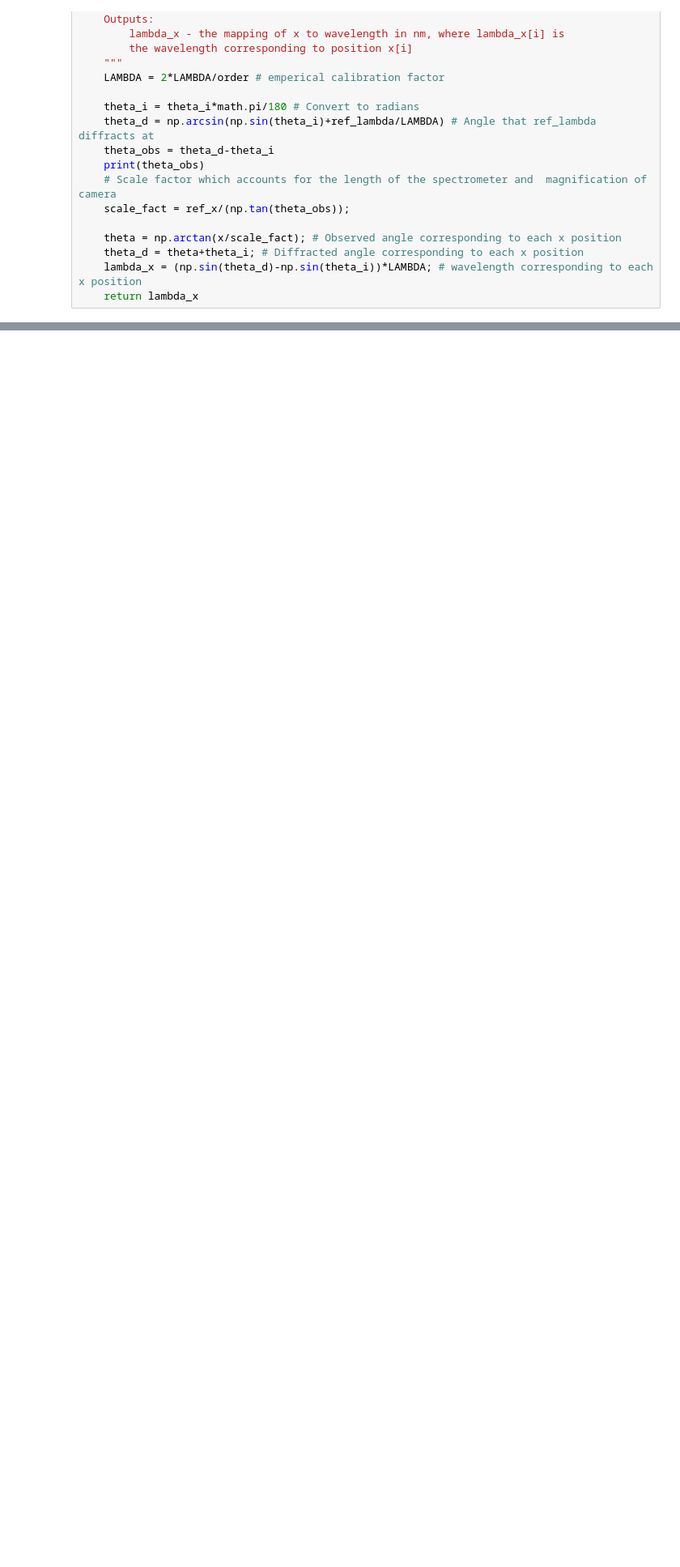
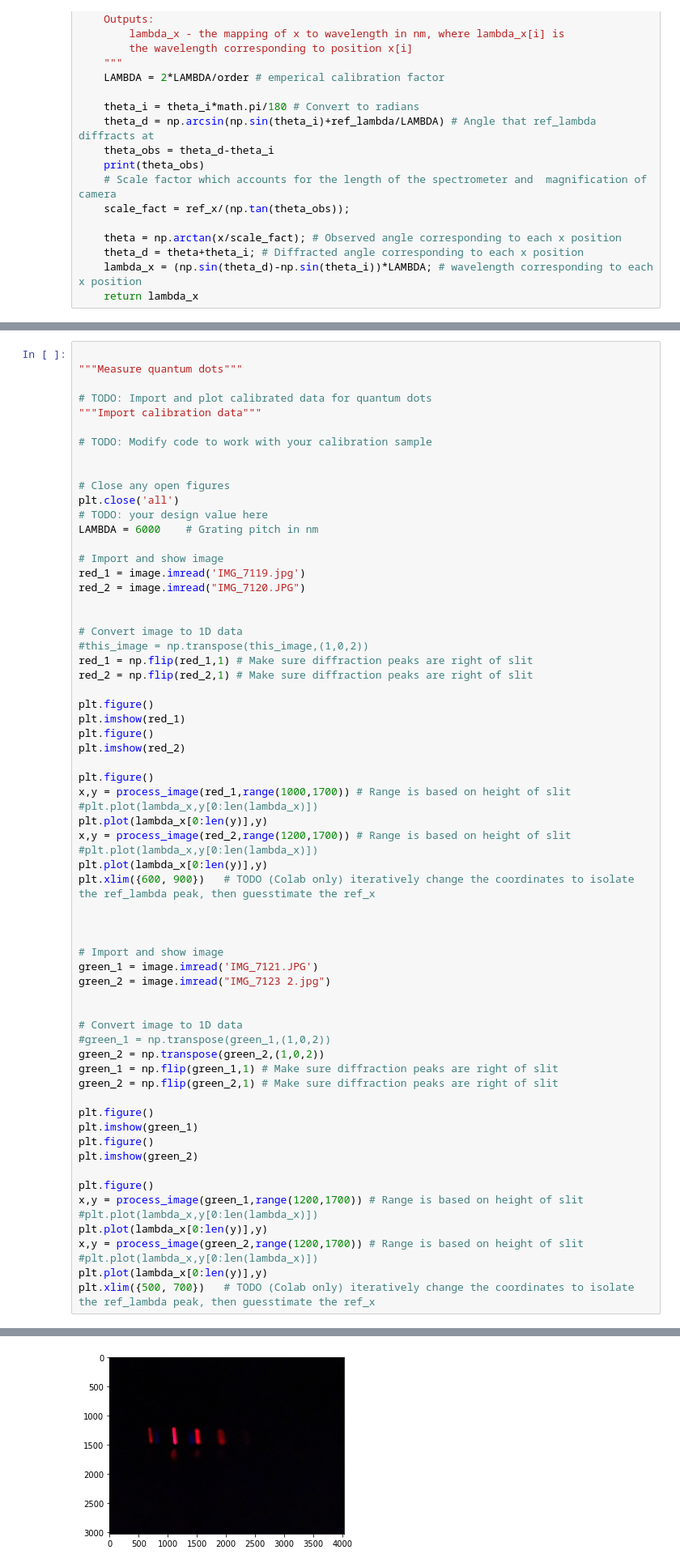
Before and after one commit to cflc/NanoDevices, a Jupyter notebook: 62540_F22_Lab4.ipynb, the cells around one changed output, grey strips where cells are left out. Shown: that part at 81% size. Cells and saved outputs as stored; diff of their text form; blank space fills up the shorter version.

```diff
--- a/62540_F22_Lab4.ipynb
+++ b/62540_F22_Lab4.ipynb
@@ -123,0 +122,66 @@ plt.ylabel('Intensity (arbitrary units)')
+# %%
+
+"""Measure quantum dots"""
+
+# TODO: Import and plot calibrated data for quantum dots
+"""Import calibration data"""
+
+# TODO: Modify code to work with your calibration sample
+
+
+# Close any open figures
+plt.close('all')
+# TODO: your design value here
+LAMBDA = 6000    # Grating pitch in nm
+
+# Import and show image
+red_1 = image.imread('IMG_7119.jpg')
+red_2 = image.imread("IMG_7120.JPG")
+
+
+# Convert image to 1D data
+#this_image = np.transpose(this_image,(1,0,2))
+red_1 = np.flip(red_1,1) # Make sure diffraction peaks are right of slit
+red_2 = np.flip(red_2,1) # Make sure diffraction peaks are right of slit
+
+plt.figure()
+plt.imshow(red_1)
+plt.figure()
+plt.imshow(red_2)
+
+plt.figure()
+x,y = process_image(red_1,range(1000,1700)) # Range is based on height of slit
+#plt.plot(lambda_x,y[0:len(lambda_x)])
+plt.plot(lambda_x[0:len(y)],y)
+x,y = process_image(red_2,range(1200,1700)) # Range is based on height of slit
+#plt.plot(lambda_x,y[0:len(lambda_x)])
+plt.plot(lambda_x[0:len(y)],y)
+plt.xlim({600, 900})   # TODO (Colab only) iteratively change the coordinates to isolate the ref_lambda peak, then guesstimate the ref_x
+
+
+
+# Import and show image
+green_1 = image.imread('IMG_7121.JPG')
+green_2 = image.imread("IMG_7123 2.jpg")
+
+
+# Convert image to 1D data
+#green_1 = np.transpose(green_1,(1,0,2))
+green_2 = np.transpose(green_2,(1,0,2))
+green_1 = np.flip(green_1,1) # Make sure diffraction peaks are right of slit
+green_2 = np.flip(green_2,1) # Make sure diffraction peaks are right of slit
+
+plt.figure()
+plt.imshow(green_1)
+plt.figure()
+plt.imshow(green_2)
+
+plt.figure()
+x,y = process_image(green_1,range(1200,1700)) # Range is based on height of slit
+#plt.plot(lambda_x,y[0:len(lambda_x)])
+plt.plot(lambda_x[0:len(y)],y)
+x,y = process_image(green_2,range(1200,1700)) # Range is based on height of slit
+#plt.plot(lambda_x,y[0:len(lambda_x)])
+plt.plot(lambda_x[0:len(y)],y)
+plt.xlim({500, 700})   # TODO (Colab only) iteratively change the coordinates to isolate the ref_lambda peak, then guesstimate the ref_x
+# %% [output]
@@ -123,0 +189 @@ plt.ylabel('Intensity (arbitrary units)')
+[figure, added]
```
Also changed, not shown: parts of 5 cells of this notebook.
